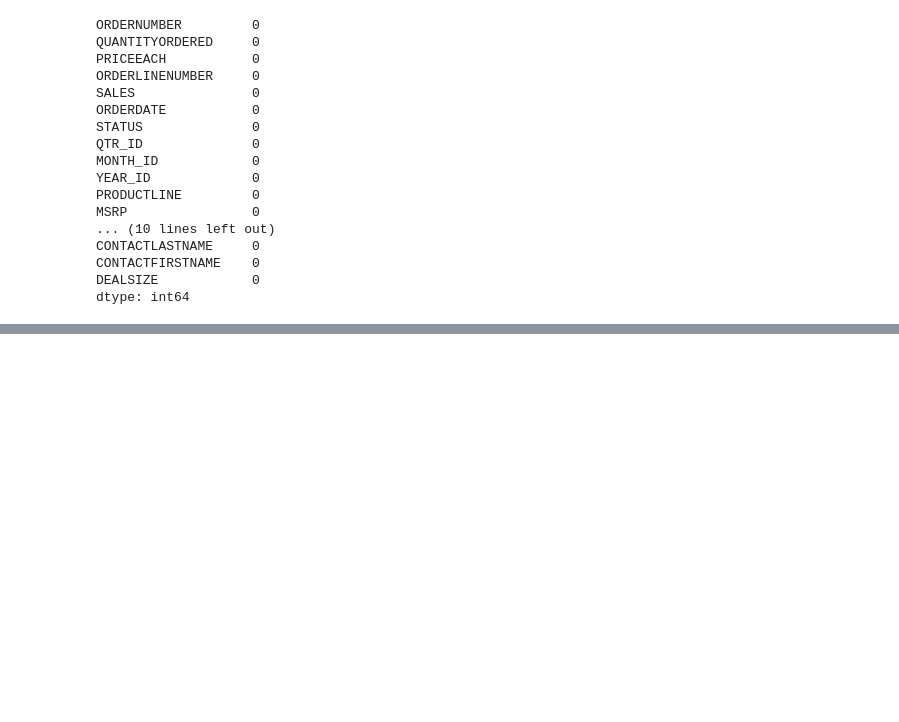
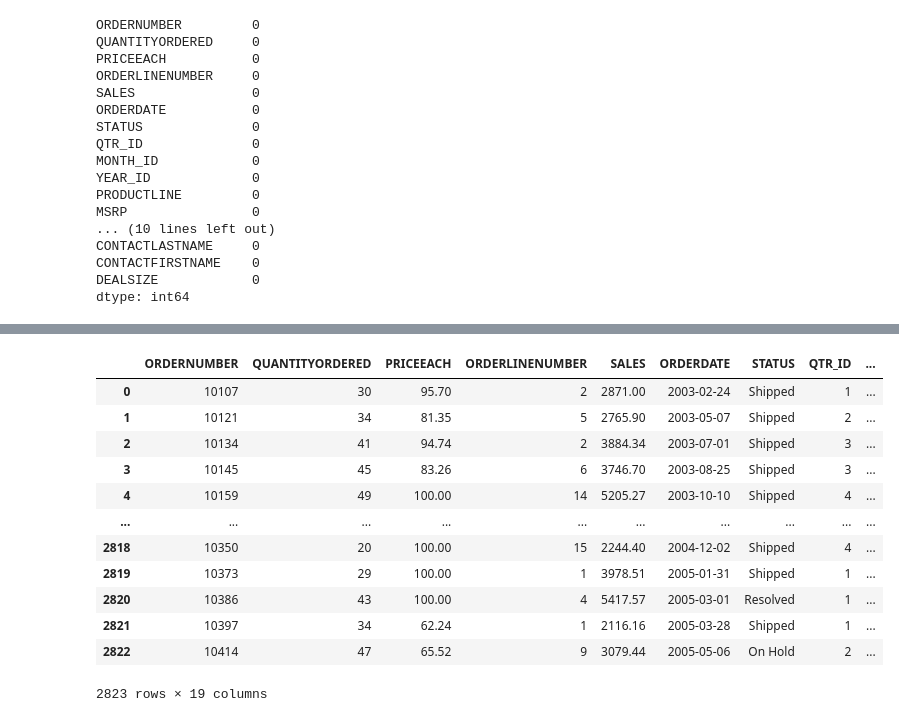
Before and after one commit to Farseel/Project1, a Jupyter notebook: project2.ipynb, the cells around one changed output, grey strips where cells are left out. Saved outputs shown, nothing was run; the diff lists cells and outputs as text; code cells hidden in the pictures; blank space fills up the shorter version.

```diff
--- a/project2.ipynb
+++ b/project2.ipynb
@@ -37,0 +175,25 @@ dtype: int64
+# %%
+df["ORDERDATE"]=pd.to_datetime(df["ORDERDATE"],errors='coerce')
+# %%
+pd.set_option("display.max_columns", None)
+# %%
+exported_df = df[['ORDERNUMBER', 'QUANTITYORDERED', 'PRICEEACH', 'ORDERLINENUMBER',
+       'SALES','ORDERDATE','STATUS', 'QTR_ID', 'MONTH_ID', 'YEAR_ID',
+       'PRODUCTLINE','MSRP', 'PRODUCTCODE', 'CITY', 'STATE', 'POSTALCODE',
+       'COUNTRY', 'TERRITORY', 'DEALSIZE']]
+# %%
+exported_df
+# %% [output]
+|  | ORDERNUMBER | QUANTITYORDERED | PRICEEACH | ORDERLINENUMBER | SALES | ORDERDATE | STATUS | QTR_ID | ... |
+| 0 | 10107 | 30 | 95.70 | 2 | 2871.00 | 2003-02-24 | Shipped | 1 | ... |
+| 1 | 10121 | 34 | 81.35 | 5 | 2765.90 | 2003-05-07 | Shipped | 2 | ... |
+| 2 | 10134 | 41 | 94.74 | 2 | 3884.34 | 2003-07-01 | Shipped | 3 | ... |
+| 3 | 10145 | 45 | 83.26 | 6 | 3746.70 | 2003-08-25 | Shipped | 3 | ... |
+| 4 | 10159 | 49 | 100.00 | 14 | 5205.27 | 2003-10-10 | Shipped | 4 | ... |
+| ... | ... | ... | ... | ... | ... | ... | ... | ... | ... |
+| 2818 | 10350 | 20 | 100.00 | 15 | 2244.40 | 2004-12-02 | Shipped | 4 | ... |
+| 2819 | 10373 | 29 | 100.00 | 1 | 3978.51 | 2005-01-31 | Shipped | 1 | ... |
+| 2820 | 10386 | 43 | 100.00 | 4 | 5417.57 | 2005-03-01 | Resolved | 1 | ... |
+| 2821 | 10397 | 34 | 62.24 | 1 | 2116.16 | 2005-03-28 | Shipped | 1 | ... |
+| 2822 | 10414 | 47 | 65.52 | 9 | 3079.44 | 2005-05-06 | On Hold | 2 | ... |
+2823 rows × 19 columns
```
Also changed, not shown: parts of 30 cells of this notebook.
